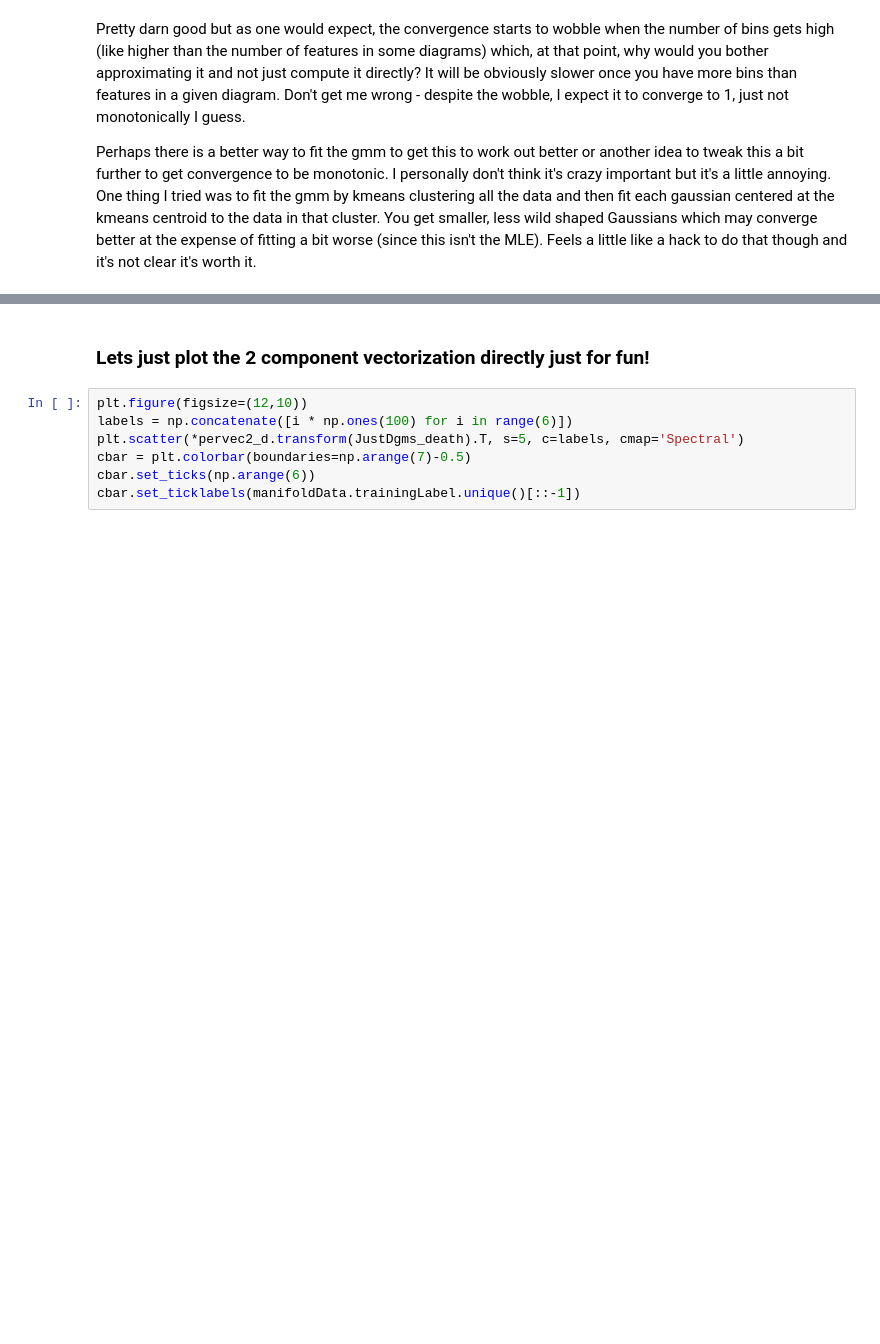
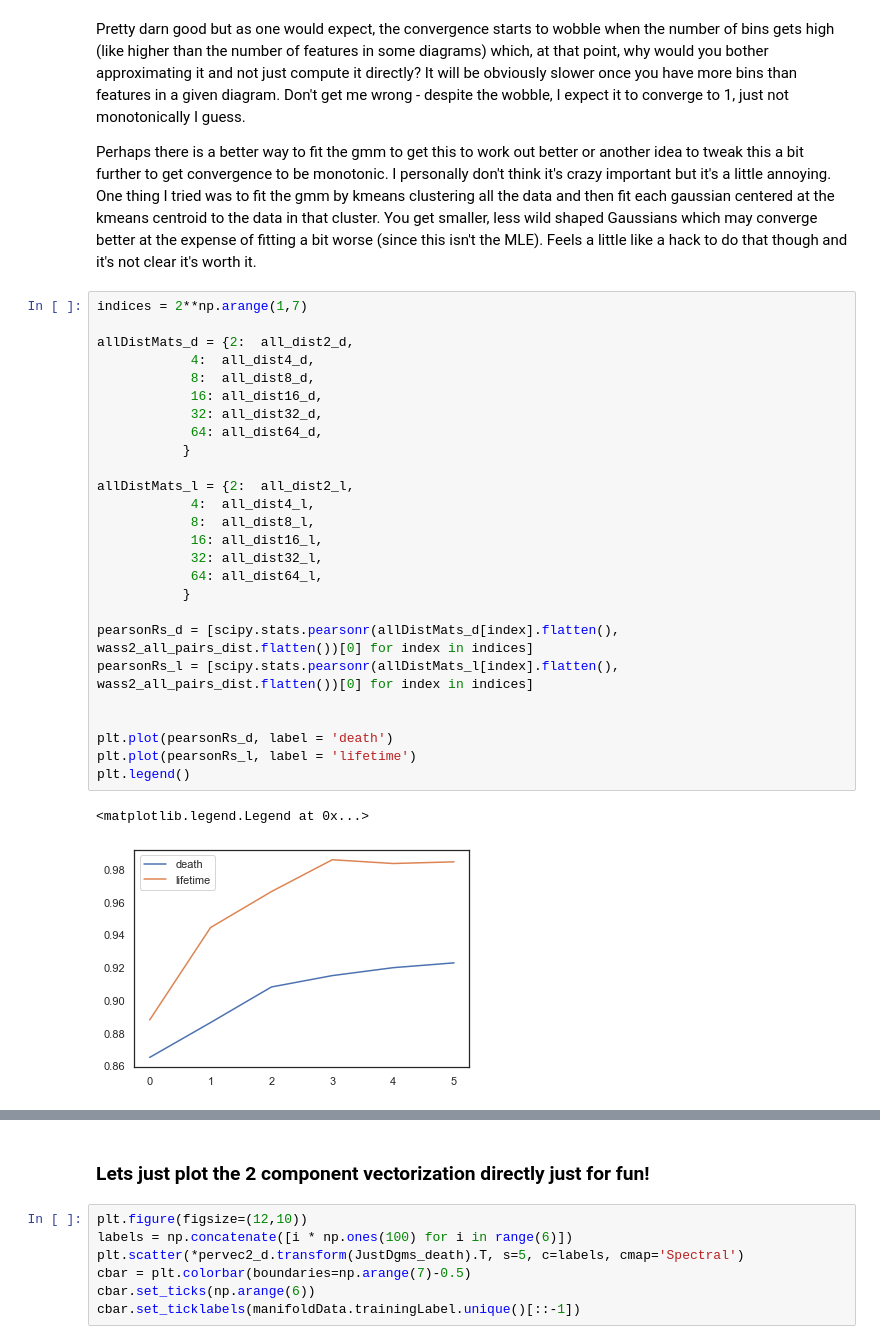
Before and after one commit to scikit-tda/pervect, a Jupyter notebook: notebooks/Approximate Persistent Wasserstein via GMM Walk-through.ipynb, the cells around one changed output, grey strips where cells are left out. Cells and saved outputs as stored; diff of their text form; blank space fills up the shorter version.

Commit message:
more playing with figures

```diff
--- a/notebooks/Approximate Persistent Wasserstein via GMM Walk-through.ipynb
+++ b/notebooks/Approximate Persistent Wasserstein via GMM Walk-through.ipynb
@@ -674,3 +674,32 @@ print(scipy.stats.pearsonr(all_dist64_l.flatten(), wass2_all_pairs_dist.flatten(
 Pretty darn good but as one would expect, the convergence starts to wobble when the number of bins gets high (like higher than the number of features in some diagrams) which, at that point, why would you bother approximating it and not just compute it directly?  It will be obviously slower once you have more bins than features in a given diagram. Don't get me wrong - despite the wobble, I expect it to converge to 1, just not monotonically I guess.
 
 Perhaps there is a better way to fit the gmm to get this to work out better or another idea to tweak this a bit further to get convergence to be monotonic.  I personally don't think it's crazy important but it's a little annoying.  One thing I tried was to fit the gmm by kmeans clustering all the data and then fit each gaussian centered at the kmeans centroid to the data in that cluster.  You get smaller, less wild shaped Gaussians which may converge better at the expense of fitting a bit worse (since this isn't the MLE).  Feels a little like a hack to do that though and it's not clear it's worth it.
+# %%
+indices = 2**np.arange(1,7)
+
+allDistMats_d = {2:  all_dist2_d,
+            4:  all_dist4_d,
+            8:  all_dist8_d,
+            16: all_dist16_d,
+            32: all_dist32_d,
+            64: all_dist64_d,
+           }
+
+allDistMats_l = {2:  all_dist2_l,
+            4:  all_dist4_l,
+            8:  all_dist8_l,
+            16: all_dist16_l,
+            32: all_dist32_l,
+            64: all_dist64_l,
+           }
+
+pearsonRs_d = [scipy.stats.pearsonr(allDistMats_d[index].flatten(), wass2_all_pairs_dist.flatten())[0] for index in indices]
+pearsonRs_l = [scipy.stats.pearsonr(allDistMats_l[index].flatten(), wass2_all_pairs_dist.flatten())[0] for index in indices]
+
+
+plt.plot(pearsonRs_d, label = 'death')
+plt.plot(pearsonRs_l, label = 'lifetime')
+plt.legend()
+# %% [output]
+<matplotlib.legend.Legend at 0x...>
+[figure, added]
```
Also changed, not shown: parts of 18 cells of this notebook.
